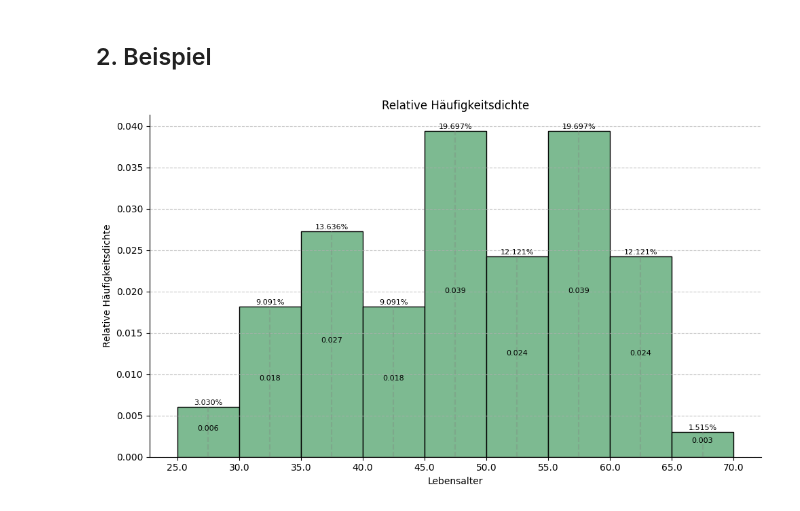
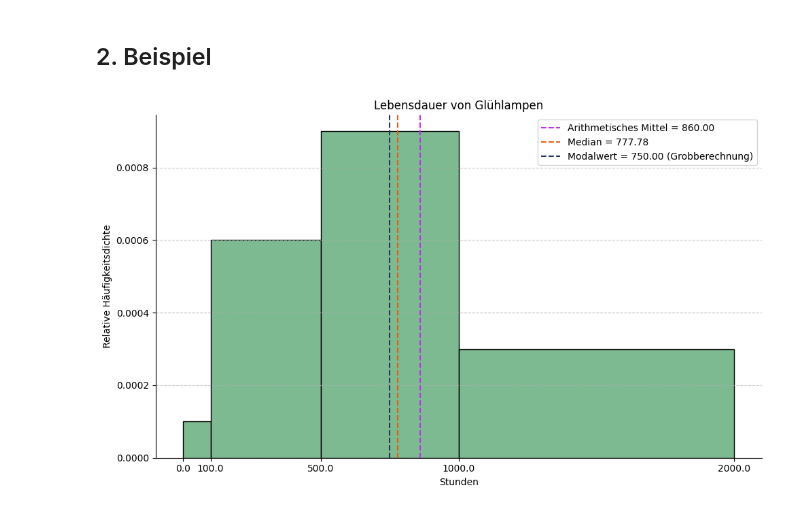
Before and after one commit to StatsTeam/statistik, a Jupyter notebook: tools/Histogramm/histogramm.ipynb, the cells around one changed output. Saved outputs shown, nothing was run; the diff lists cells and outputs as text; code cells hidden in the pictures.

```diff
--- a/tools/Histogramm/histogramm.ipynb
+++ b/tools/Histogramm/histogramm.ipynb
@@ -157,14 +177,14 @@ histogram(frequency_table=frequency_table, rel_frequency=True, density=True, on_
 # %%
 # Beispiel für die Verwendung
 frequency_table = {
-    "Absolute Häufigkeit": [2, 6, 9, 6, 13, 8, 13, 8, 1],
-    "Klassen": ["[25; 30)", "[30; 35)", "[35; 40)", "[40; 45)", "[45; 50)", "[50; 55)", "[55; 60)", "[60; 65)", "[65; 70)"]
+    "Absolute Häufigkeit": [1, 24, 45, 30],
+    "Klassen": ["[0; 100)", "[100; 500)", "[500; 1000)", "[1000; 2000)"]
 }
-class_bins = [25, 30, 35, 40, 45, 50, 55, 60, 65, 70]
+#class_bins = [25, 30, 35, 40, 45, 50, 55, 60, 65, 70]
 # Aufruf der Funktion, um relative Häufigkeitsdichte darzustellen
-histogram(frequency_table=frequency_table, rel_frequency=True, density=True, on_bin_txt_space=0.0001, xlabel="Lebensalter", title="Relative Häufigkeitsdichte")
+histogram(frequency_table=frequency_table, rel_frequency=True, density=True, on_bin_txt_space=0.00001, xlabel="Stunden", title="Lebensdauer von Glühlampen", mean=True, median=True, mode=True)
 # %% [output]
-[figure, old version]
+[figure, new version]
 # %%
 # Beispiel für die Verwendung
 frequency_table = {
```
Also changed, not shown: parts of 3 cells of this notebook, 3 other files.
